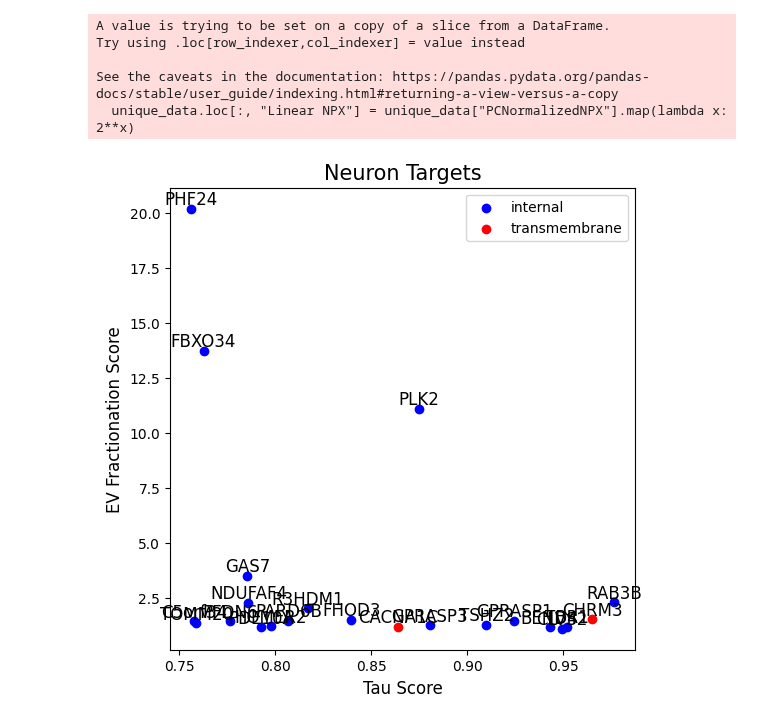
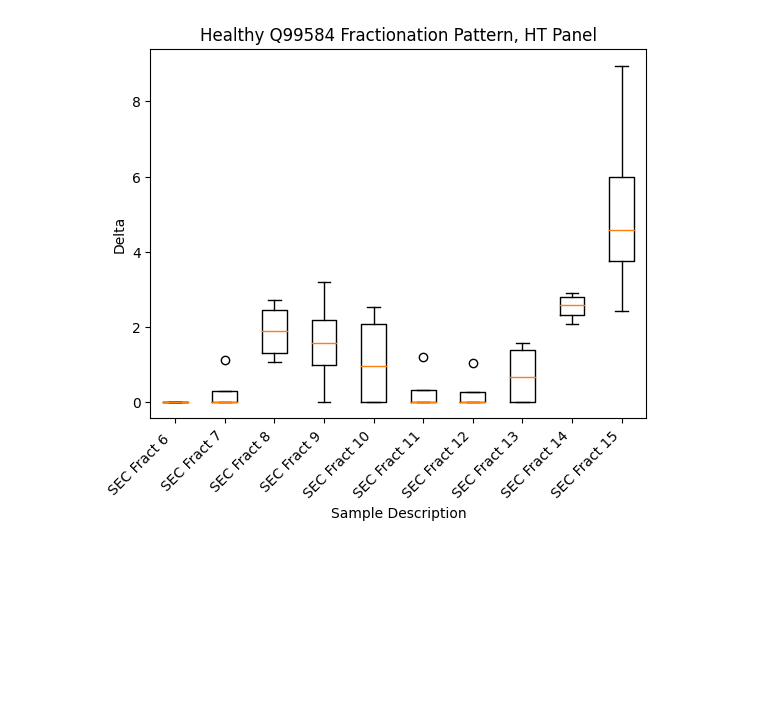
Before and after one commit to Walt-Lab/bdev_mass_spec, a Jupyter notebook: HT_analysis.ipynb, the cells around one changed output. Saved outputs shown, nothing was run; the diff lists cells and outputs as text; code cells hidden in the pictures; blank space fills up the shorter version.

```diff
--- a/HT_analysis.ipynb
+++ b/HT_analysis.ipynb
@@ -210,43 +178,3 @@ See the caveats in the documentation: https://pandas.pydata.org/pandas-docs/stab
-# %%
-def find_ratio(df):
-    peaking_fracts = df[((df.index.get_level_values("Sample").str.contains("9")) | (df.index.get_level_values("Sample").str.contains("10"))) & (df.index.get_level_values("Health") == "Healthy")].median()
-    low_fracts = df[((df.index.get_level_values("Sample").str.contains("7")) | (df.index.get_level_values("Sample").str.contains("11")) | (df.index.get_level_values("Sample").str.contains("12")) | (df.index.get_level_values("Sample").str.contains("13"))) & (df.index.get_level_values("Health") == "Healthy")].median()
-    return peaking_fracts / low_fracts
-
-def calculate_mean_std_cv(row):
-    row['mean'] = row[['explore_ratio', 'ht_ratio']].mean()
-    row['std'] = row[['explore_ratio', 'ht_ratio']].std()
-    row['cv'] = (row['std'] / row['mean']) * 100 if row['mean'] != 0 else float('NaN')
-    return row
-
-ht_assay = []
-ht_ratio = []
-
-for assay in tidy_ht_data.columns:
-    df = tidy_ht_data[(tidy_ht_data.index.get_level_values("Health") == "Healthy") & ~(tidy_ht_data.index.get_level_values("CSF_sample").str.contains("Internal"))][assay]
-    ratio = find_ratio(df)
-    ht_assay.append(assay)
-    ht_ratio.append(ratio)
-
-explore_assay = []
-explore_ratio = []
-
-for assay in tidy_explore_data.columns:
-    df = tidy_explore_data[(tidy_explore_data.index.get_level_values("Health") == "Healthy") & ~(tidy_explore_data.index.get_level_values("CSF_sample").str.contains("Internal"))][assay]
-    ratio = find_ratio(df)
-    explore_assay.append(assay)
-    explore_ratio.append(ratio)
-
-ht_fractionation = pd.DataFrame({"ht_assay": ht_assay, "ht_ratio": ht_ratio})
-explore_fractionation = pd.DataFrame({"explore_assay": explore_assay, "explore_ratio": explore_ratio})
-
-ht_fractionation_filtered = ht_fractionation[ht_fractionation["ht_assay"].isin(explore_fractionation["explore_assay"])]
-explore_fractionation_filtered = explore_fractionation[explore_fractionation["explore_assay"].isin(ht_fractionation["ht_assay"])]
-olink_fractionation = pd.merge(explore_fractionation_filtered, ht_fractionation_filtered, left_on = "explore_assay", right_on = "ht_assay", how ="left")
-olink_fractionation = olink_fractionation.set_index("ht_assay")
-olink_fractionation.drop("explore_assay", axis = 1, inplace = True)
-
-olink_fractionation = olink_fractionation.apply(calculate_mean_std_cv, axis=1)
 # %%
 def calculate_mean(df):
     """
@@ -763,7 +674,7 @@ CSF_SAMPLES = [
 
 
 def graph_ht_medians(uniprot_id):
-    df = tidy_ht_data[uniprot_id]
+    df = tidy_data[uniprot_id]
     df = df[df.index.get_level_values("Health") == "Healthy"]
     df = df.reset_index(level=["SampleID", "Health", "Sample"])
     df["Sample"] = pd.Categorical(df["Sample"], categories=CSF_SAMPLES, ordered=True)
@@ -1065,5 +974,9 @@ plt.show()
+# %%
+graph_ht_medians("Q99584")
+# %% [output]
+[figure, added]
 # %%
-tidy_data = clean_up_raw_ht_file(ht_raw_data, plate_layout_path)
+# tidy_data = clean_up_raw_data(raw_data, plate_layout_path)
 
 brain_rna_seq_data = map_hgnc_ids(brain_rna_seq_path)
 
@@ -1101,12 +1014,6 @@ hgnc_uniprot_mapping_data = pd.read_csv(
     sep="\t",
     usecols=["symbol", "uniprot_ids"],
 )
-# %% [output]
-A value is trying to be set on a copy of a slice from a DataFrame.
-Try using .loc[row_indexer,col_indexer] = value instead
-
-See the caveats in the documentation: https://pandas.pydata.org/pandas-docs/stable/user_guide/indexing.html#returning-a-view-versus-a-copy
-  unique_data.loc[:, "Linear NPX"] = unique_data["PCNormalizedNPX"].map(lambda x: 2**x)
 # %%
 tau = expression_data.apply(lambda row: calculate_enrichment(row, "tau"), axis = 1)
 
@@ -1272,22 +1179,3 @@ microglia_df = pd.merge(hgnc_uniprot_mapping_data, microglia_df, on = "uniprot_i
 astrocyte_df = pd.merge(hgnc_uniprot_mapping_data, astrocyte_df, on = "uniprot_ids")
 neuron_df = pd.merge(hgnc_uniprot_mapping_data, neuron_df, on = "uniprot_ids")
 oligodendrocyte_df = pd.merge(hgnc_uniprot_mapping_data, oligodendrocyte_df, on = "uniprot_ids")
-# %%
-plt.figure(figsize=(6, 6))
-colors = {'internal': 'blue', 'transmembrane': 'red'}
-for cell_type, group in neuron_df.groupby('localization'):
-    plt.scatter(group['values'], group['ratio'], label=cell_type, color=colors[cell_type])
-
-for index, row in neuron_df.iterrows():
-    plt.text(row['values'], row['ratio'], row['symbol'], fontsize=12, ha='center', va='bottom')
-
-plt.xlabel('Tau Score', fontsize = 12)
-plt.ylabel('EV Fractionation Score', fontsize = 12)
-plt.title("Neuron Targets", fontsize = 15)
-plt.legend()
-
-# plt.xlim(0.72, 1)
-
-plt.show()
-# %% [output]
-[figure, removed]
```
Also changed, not shown: parts of 22 cells of this notebook.
